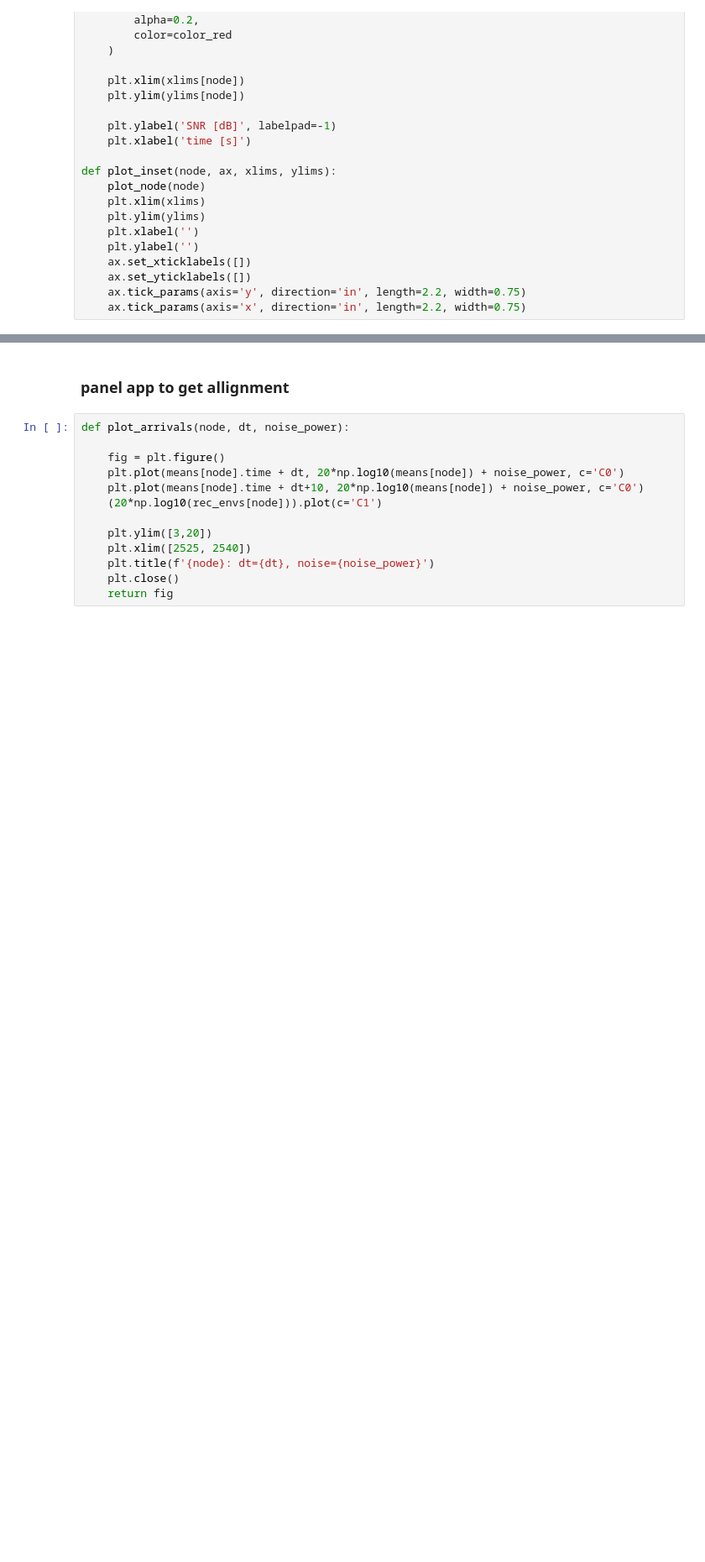
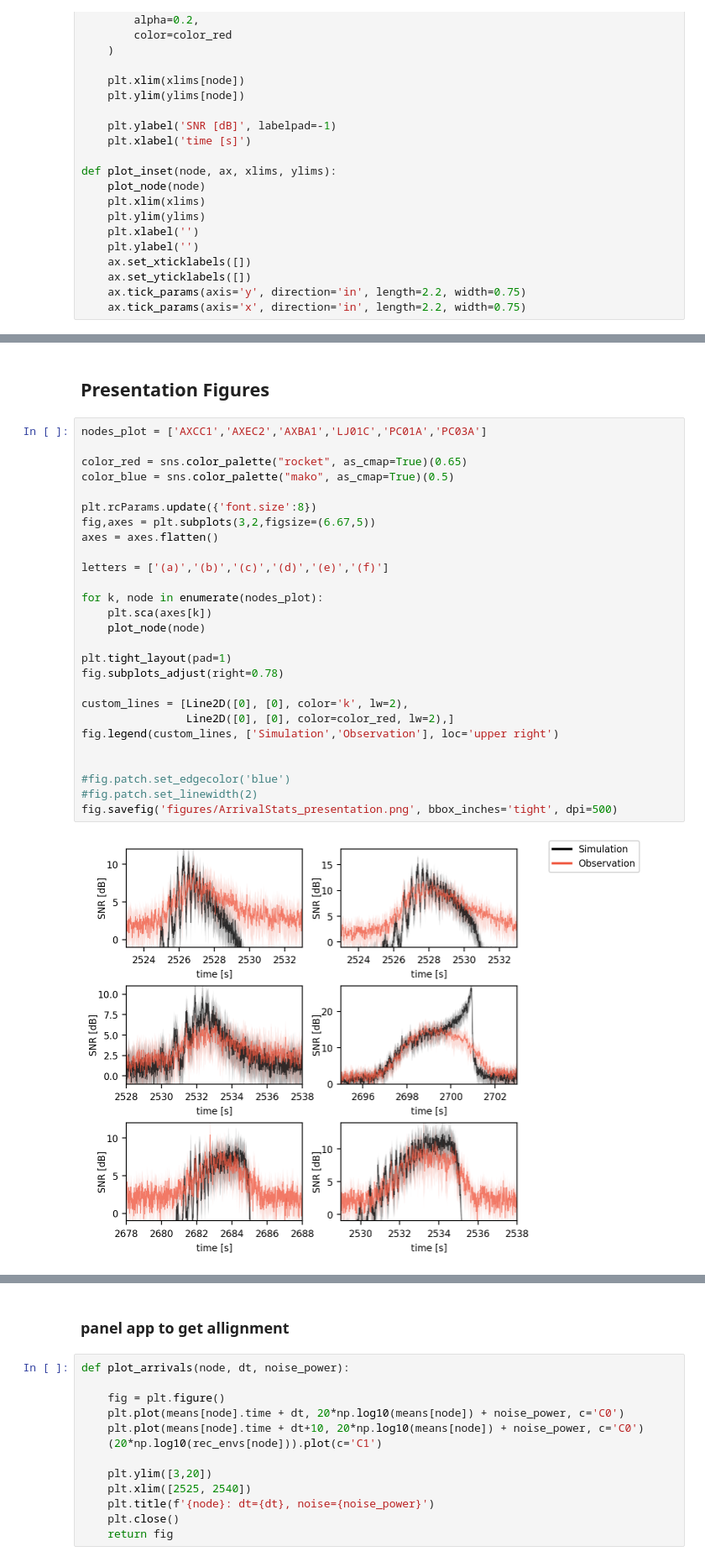
Before and after one commit to John-Ragland/KB2OOI, a Jupyter notebook: publication_figures/ArrivalStatistics.ipynb, the cells around one changed output, grey strips where cells are left out. Shown at 84% size. Drawn from its saved outputs; the diff is of its cells as text; blank space fills up the shorter version.

```diff
--- a/publication_figures/ArrivalStatistics.ipynb
+++ b/publication_figures/ArrivalStatistics.ipynb
@@ -370,0 +383,31 @@ fig.add_artist(con6)
+# %% [markdown]
+## Presentation Figures
+# %%
+nodes_plot = ['AXCC1','AXEC2','AXBA1','LJ01C','PC01A','PC03A']
+
+color_red = sns.color_palette("rocket", as_cmap=True)(0.65)
+color_blue = sns.color_palette("mako", as_cmap=True)(0.5)
+
+plt.rcParams.update({'font.size':8})
+fig,axes = plt.subplots(3,2,figsize=(6.67,5))
+axes = axes.flatten()
+
+letters = ['(a)','(b)','(c)','(d)','(e)','(f)']
+
+for k, node in enumerate(nodes_plot):
+    plt.sca(axes[k])
+    plot_node(node)
+
+plt.tight_layout(pad=1)
+fig.subplots_adjust(right=0.78)
+
+custom_lines = [Line2D([0], [0], color='k', lw=2),
+                Line2D([0], [0], color=color_red, lw=2),]
+fig.legend(custom_lines, ['Simulation','Observation'], loc='upper right')
+
+
+#fig.patch.set_edgecolor('blue')
+#fig.patch.set_linewidth(2)
+fig.savefig('figures/ArrivalStats_presentation.png', bbox_inches='tight', dpi=500)
+# %% [output]
+[figure, added]
```
Also changed, not shown: parts of 7 cells of this notebook, 14 other files.
